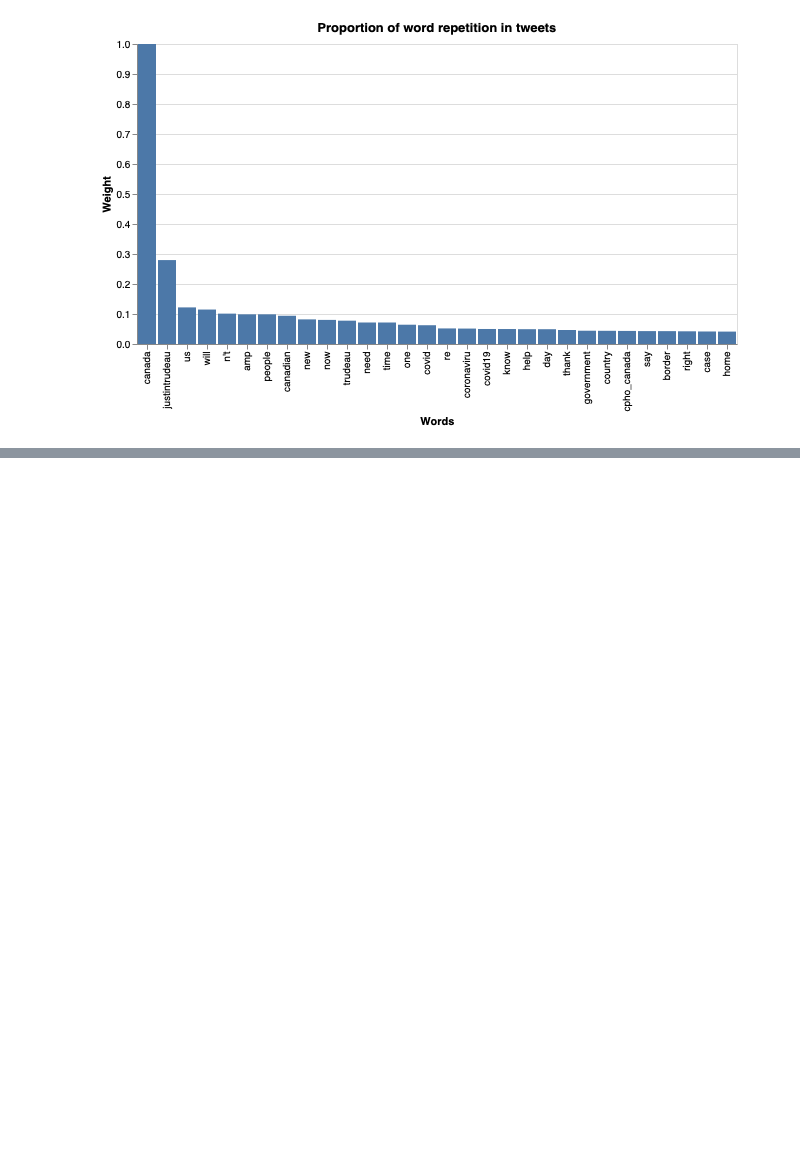
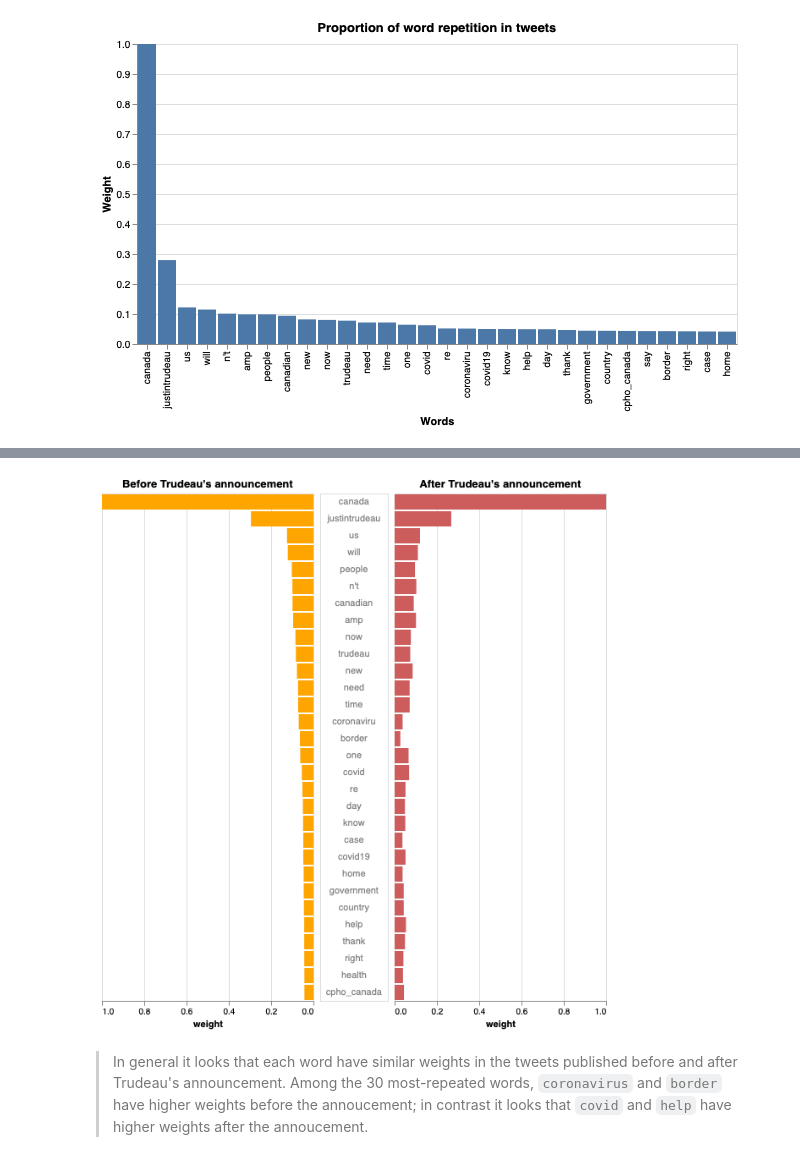
Before and after one commit to vcuspinera/Canada_response_covid, a Jupyter notebook: src/sentiment_analysis.ipynb, the cells around one changed output, grey strips where cells are left out. Drawn from its saved outputs; the diff is of its cells as text; code cells hidden in the pictures; blank space fills up the shorter version.

```diff
--- a/src/sentiment_analysis.ipynb
+++ b/src/sentiment_analysis.ipynb
@@ -182,0 +202,8 @@ Name: 1, Length: 279, dtype: int64
+# %%
+df_w_before = pd.DataFrame.from_dict(wcloud_before.words_, orient='index') \
+               .reset_index().rename(columns={'index':'word', 0:'w_before'})
+df_w_after = pd.DataFrame.from_dict(wcloud_after.words_, orient='index') \
+               .reset_index().rename(columns={'index':'word', 0:'w_after'})
+# %%
+df_w = pd.merge(df_w_before, df_w_after, on="word")
+df_w.head()
@@ -182,0 +217,28 @@ Name: 1, Length: 279, dtype: int64
+# %%
+#plot
+base = alt.Chart(df_w[:30]).properties(width=250)
+my_order = df_w.word.to_list()
+
+left = base.encode(
+    y=alt.Y('word', axis=None, sort=my_order),
+    x=alt.X('w_before', title='weight',
+    scale=alt.Scale(reverse=True)),
+    tooltip=['word', 'w_before']
+).mark_bar(color='orange').properties(title="Before Trudeau's announcement")
+
+middle = base.encode(
+    y=alt.Y('word', axis=None, sort=my_order),
+    text=alt.Text('word'),
+).mark_text(color='grey').properties(width=80)
+
+right = base.encode(
+    y=alt.Y('word:O', axis=None, sort=my_order),
+    x=alt.X('w_after', title='weight'),
+    tooltip=['word', 'w_after']
+).mark_bar(color='indianred').properties(title="After Trudeau's announcement")
+
+alt.concat(left, middle, right, spacing=5)
+# %% [output]
+[figure, added]
+# %% [markdown]
+> In general it looks that each word have similar weights in the tweets published before and after Trudeau's announcement. Among the 30 most-repeated words, `coronavirus` and `border` have higher weights before the annoucement; in contrast it looks that `covid` and `help` have higher weights after the annoucement.
```
Also changed, not shown: parts of 44 cells of this notebook, 3 other files.
